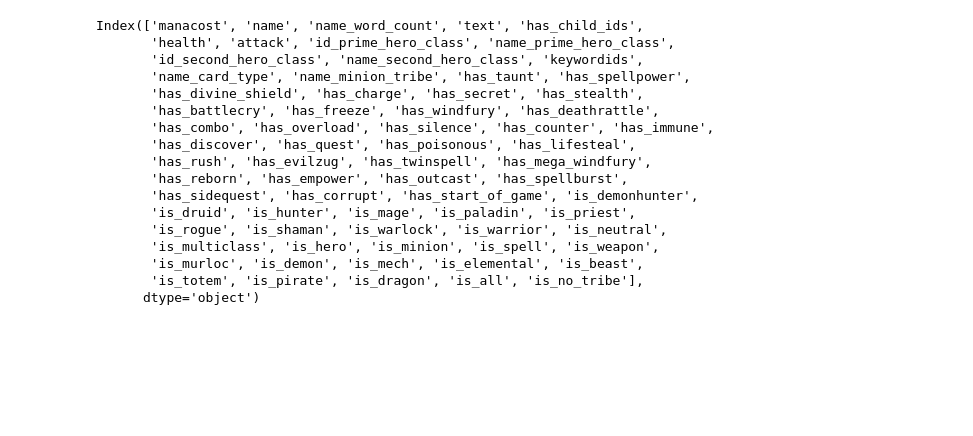
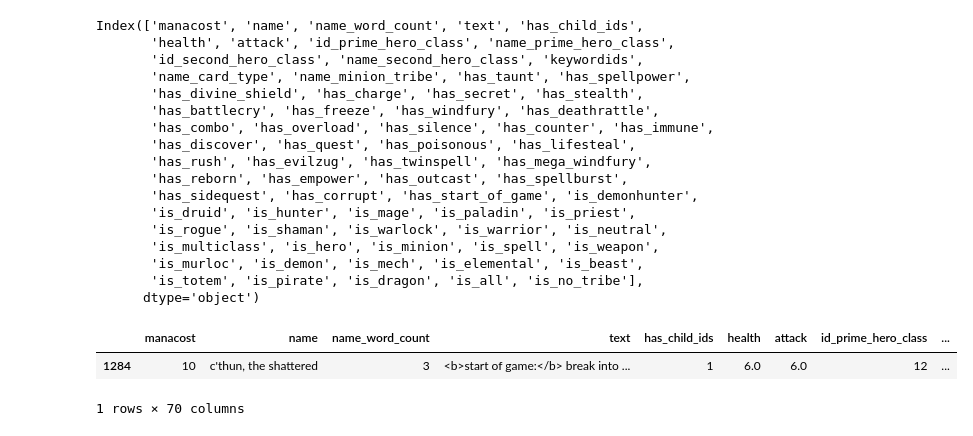
Before and after one commit to SamuelD-Data/hearthstone_project, a Jupyter notebook: hearthstone_project_notebook.ipynb, the cells around one changed output. Cells and saved outputs as stored; diff of their text form; code cells hidden in the pictures; blank space fills up the shorter version.

```diff
--- a/hearthstone_project_notebook.ipynb
+++ b/hearthstone_project_notebook.ipynb
@@ -1344,3 +1338,9 @@ Index(['manacost', 'name', 'name_word_count', 'text', 'has_child_ids',
        'is_murloc', 'is_demon', 'is_mech', 'is_elemental', 'is_beast',
        'is_totem', 'is_pirate', 'is_dragon', 'is_all', 'is_no_tribe'],
       dtype='object')
+# %%
+df[df.text.str.contains('start of g')]
+# %% [output]
+|  | manacost | name | name_word_count | text | has_child_ids | health | attack | id_prime_hero_class | ... |
+| 1284 | 10 | c'thun, the shattered | 3 | <b>start of game:</b> break into ... | 1 | 6.0 | 6.0 | 12 | ... |
+1 rows × 70 columns
```
Also changed, not shown: parts of 6 cells of this notebook.
